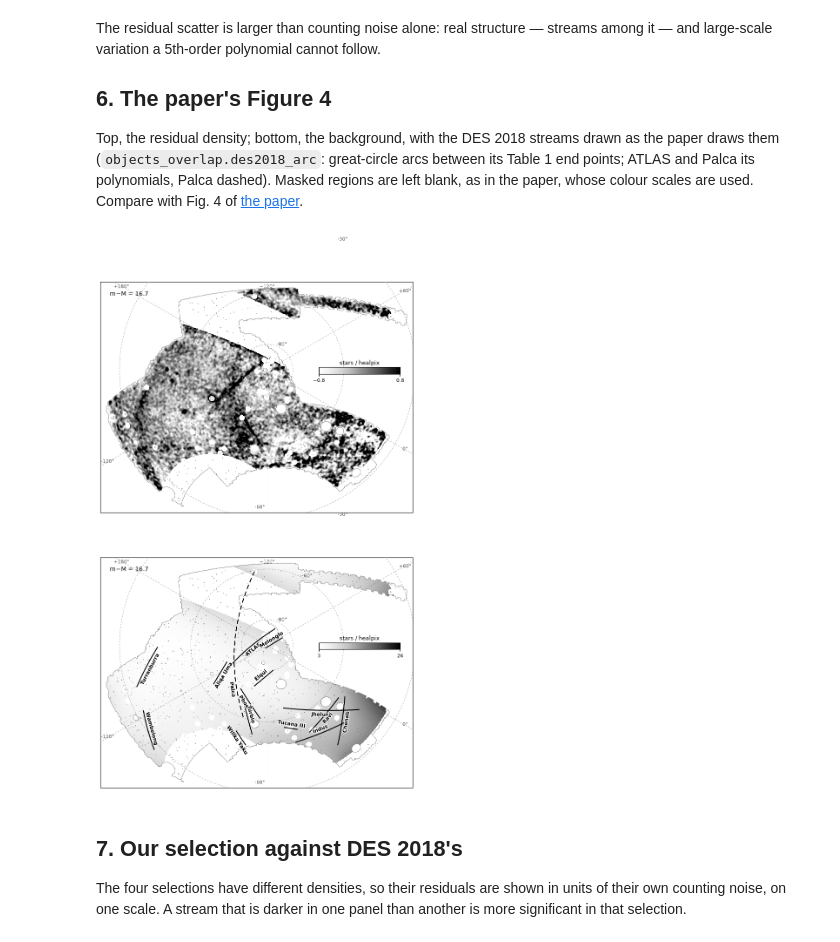
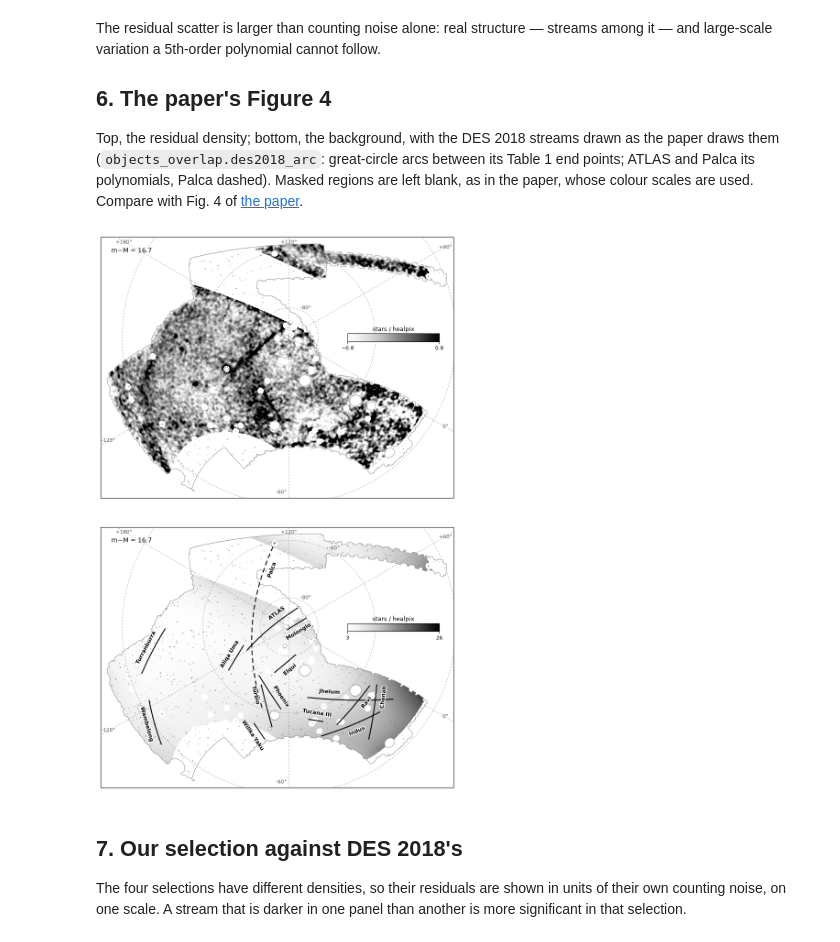
Before and after one commit to MatthieuPE/streamgoggles, a Jupyter notebook: notebooks/des2018_reproduction.ipynb, the cells around one changed output. Drawn from its saved outputs; the diff is of its cells as text; code cells hidden in the pictures.

```diff
--- a/notebooks/des2018_reproduction.ipynb
+++ b/notebooks/des2018_reproduction.ipynb
@@ -95,7 +95,8 @@ below), so an empty one is outside the survey or in a Gold foreground hole,
 not a fluctuation. Counts are divided by that fraction; pixels below one half
 are outside the footprint and are NaN from here on.
 # %%
-fine = np.bincount(hp.ang2pix(2 * NSIDE, l, b, lonlat=True), minlength=hp.nside2npix(2 * NSIDE))
+pix_fine = hp.ang2pix(2 * NSIDE, l, b, lonlat=True)
+fine = np.bincount(pix_fine, minlength=hp.nside2npix(2 * NSIDE))
 print(f"stars per occupied nside-1024 sub-pixel: 1st percentile {np.percentile(fine[fine > 0], 1):.0f}, "
       f"median {np.median(fine[fine > 0]):.0f}")
 coverage = hp.ud_grade((fine > 0).astype(float), NSIDE)  # 0, 0.25, 0.5, 0.75 or 1
@@ -184,13 +186,14 @@ ax.hist2d((g - r).to_numpy()[subsample], g.to_numpy()[subsample], bins=(260, 220
 for name, style in (("DES 2018", dict(color="black", lw=1.8)),
                     ("ours", dict(color="black", lw=1.4, ls=(0, (4, 2))))):
     polygon = FILTERS[name]._polygon(["g", "r"], DM)  # (colour, g) vertices
-    ax.fill(polygon[:, 0], polygon[:, 1], fill=False, label=f"{name} filter", **style)
+    ax.fill(polygon[:, 0], polygon[:, 1], fill=False, label="our filter" if name == "ours" else "DES 2018 filter", **style)
 ax.axhline(23.5, color="black", lw=0.9, ls=":")
 ax.axhline(24.5, color="0.45", lw=0.9, ls=":")
 for colour in (0, 1):
     ax.axvline(colour, color="black", lw=0.9, ls=":")
-ax.text(1.55, 23.45, "DES 2018: g < 23.5", ha="right", va="bottom", fontsize=9)
-ax.text(1.55, 24.45, "ours: g < 24.5, S/N > 5", ha="right", va="bottom", fontsize=9, color="0.3")
+halo = [patheffects.withStroke(linewidth=2.5, foreground="white")]
+ax.text(-0.37, 23.42, "DES 2018: g < 23.5", ha="left", va="bottom", fontsize=9, path_effects=halo)
+ax.text(-0.37, 24.42, "ours: g < 24.5, S/N > 5", ha="left", va="bottom", fontsize=9, path_effects=halo)
 ax.set_xlim(-0.4, 1.6); ax.set_ylim(25, 16)
 ax.set_xlabel("g − r"); ax.set_ylabel("g")
 ax.set_title(f"m−M = {DM}: 3 million of the stars", fontsize=11)
@@ -257,7 +260,8 @@ def graticule(ax):
     for lat in (-80, -60, -30):
         ax.plot(*PROJECTION.ang2xy(lon, np.full_like(lon, lat), lonlat=True), **style)
         x, y = PROJECTION.ang2xy(90.0, lat + 1.5, lonlat=True)
-        ax.text(x, y, f"{lat}°", fontsize=8, color="0.35", ha="center", va="center", zorder=5)
+        if XLIM[0] < x < XLIM[1] and YLIM[0] < y < YLIM[1]:
+            ax.text(x, y, f"{lat}°", fontsize=8, color="0.35", ha="center", va="center", zorder=5)
     lat = np.linspace(-90, 0, 721)
     for lon0 in range(0, 360, 60):
         x, y = PROJECTION.ang2xy(np.full_like(lat, lon0), lat, lonlat=True)
@@ -421,39 +425,42 @@ arcs between its Table 1 end points; ATLAS and Palca its polynomials, Palca
 dashed). Masked regions are left blank, as in the paper, whose colour scales
 are used. Compare with Fig. 4 of [the paper](https://arxiv.org/abs/1801.03097).
 # %%
-LABEL_SIDE = {"Tucana III": -1, "Indus": -1, "Chenab": -1, "Turbio": -1, "Willka Yaku": 1, "Wambelong": -1,
-              "Molonglo": -1, "Elqui": -1, "Ravi": 1, "Jhelum": 1, "Phoenix": 1, "ATLAS": 1, "Aliqa Uma": 1,
-              "Turranburra": 1, "Palca": 1}
+# where each label sits: (fraction along the track, side of it)
+LABELS = {"Tucana III": (0.5, -1), "Indus": (0.45, 1), "Chenab": (0.8, -1), "Turbio": (0.8, 1),
+          "Willka Yaku": (0.5, 1), "Wambelong": (0.5, 1), "Molonglo": (0.6, 1), "Elqui": (0.5, 1),
+          "Ravi": (0.3, 1), "Jhelum": (0.75, -1), "Phoenix": (0.25, -1), "ATLAS": (0.3, -1),
+          "Aliqa Uma": (0.5, -1), "Turranburra": (0.5, -1), "Palca": (0.85, -1)}
 
 
 def galactic_arc(name):
     return (np.atleast_1d(v) for v in TO_GALACTIC(*des2018_arc(name), lonlat=True))
 
 
 def draw_streams(ax):
     halo = [patheffects.withStroke(linewidth=2.5, foreground="white")]
     for name in DES2018_ENDPOINTS:
         x, y = PROJECTION.ang2xy(*galactic_arc(name), lonlat=True)
         ax.plot(x, y, color="black", lw=1.5, ls=(0, (5, 3)) if name == "Palca" else "-", zorder=4)
-        i = len(x) // 2 if name != "Palca" else len(x) // 5
+        fraction, side = LABELS[name]
+        i = int(np.clip(fraction * (len(x) - 1), 1, len(x) - 2))
         dx, dy = x[i + 1] - x[i - 1], y[i + 1] - y[i - 1]
         angle = np.degrees(np.arctan2(dy, dx))
         angle = angle - 180 if angle > 90 else angle + 180 if angle < -90 else angle
         nx, ny = -dy / np.hypot(dx, dy), dx / np.hypot(dx, dy)
-        offset = 0.028 * LABEL_SIDE[name]
+        offset = 0.045 * side
         ax.text(x[i] + offset * nx, y[i] + offset * ny, name, rotation=angle, rotation_mode="anchor",
                 ha="center", va="center", fontsize=8.5, fontweight="bold", path_effects=halo, zorder=5)
 
 
 shown = lambda m: np.where(fitted, m, np.nan)  # the paper blanks the masked sky in both panels
 fig, axes = plt.subplots(2, 1, figsize=(8, 12.8))
 sky(axes[0], shown(residual["DES 2018"]), -0.8, 0.8, "stars / healpix")
 sky(axes[1], shown(model["DES 2018"]), 3.0, 26.0, "stars / healpix")
 draw_streams(axes[1])
 fig.tight_layout()
 plt.show()
 # %% [output]
-[figure, old version]
+[figure, new version]
 # %% [markdown]
 ## 7. Our selection against DES 2018's
 
```
Also changed, not shown: parts of 17 cells of this notebook, 23 other files.
